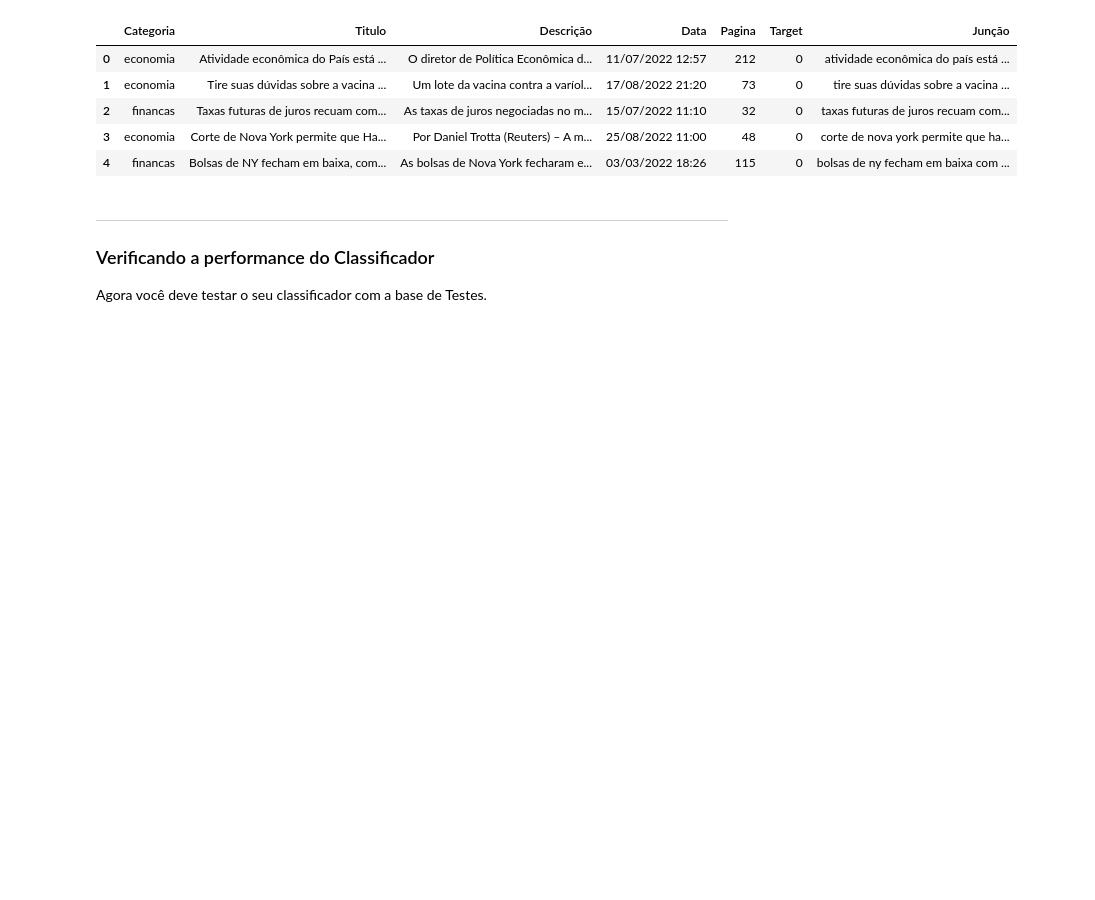
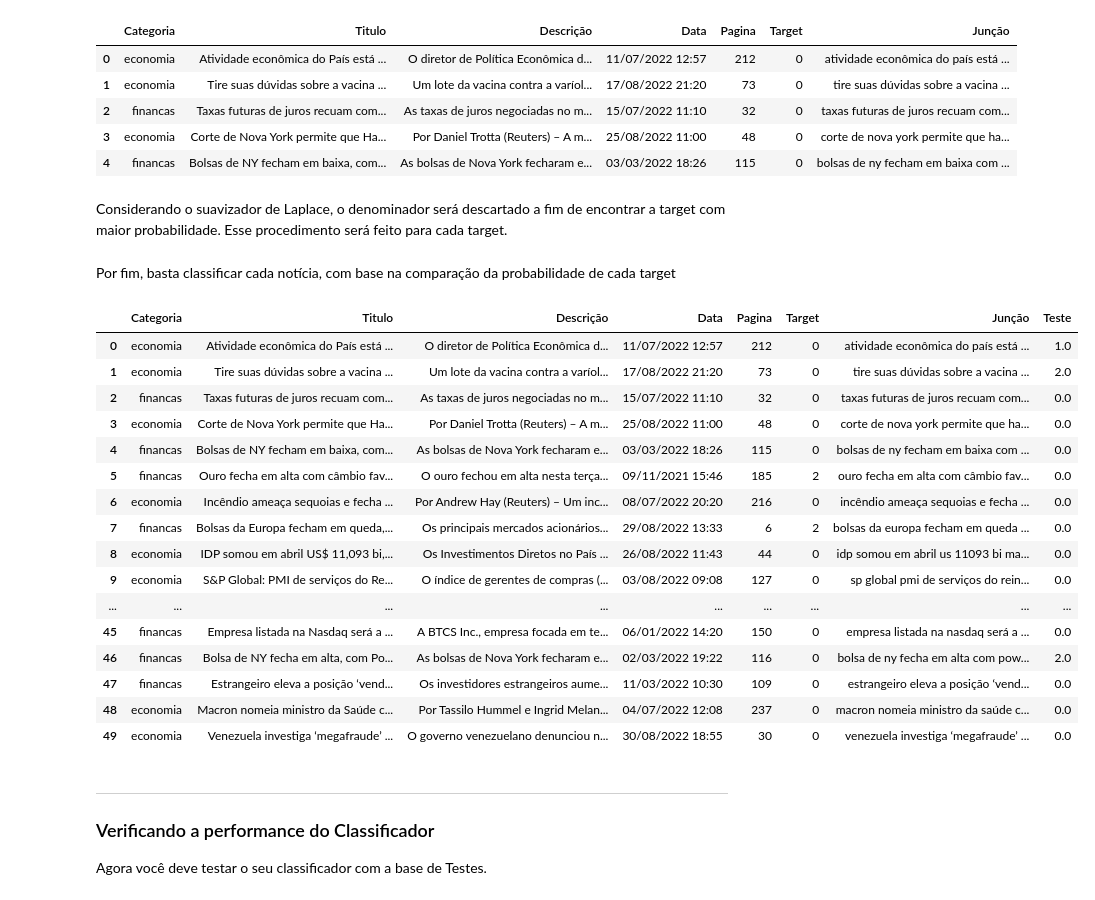
Before and after one commit to insper-classroom/22-2a-cd-p1-grupo_alexiabp, a Jupyter notebook: notebooks/relatorio_modelo.ipynb, the cells around one changed output. Drawn from its saved outputs; the diff is of its cells as text; code cells hidden in the pictures; blank space fills up the shorter version.

```diff
--- a/notebooks/relatorio_modelo.ipynb
+++ b/notebooks/relatorio_modelo.ipynb
@@ -78,3 +82,5 @@ def cleanup(text):
+# %%
+stopwords = ['de','a','o','em','do', 'as', 'dos', 'no']
 # %%
 #Juntando Título e descrição do target 0
 target_0 = test.loc[train['Target']==0,:]
@@ -101,8 +137,12 @@ for titulo in target_1['Titulo']:
     novo_titulo=cleanup(str(titulo).lower())
     string_1+=''.join(novo_titulo)
 
+lista_1 =string_1.split()
 
-lista_1 =string_1.split()
+#Metodologia Stopwords
+for palavra in lista_1:
+    if palavra in stopwords:
+        lista_1 = lista_0.remove(palavra)
 # %%
 #Juntando Título e Descrição do Target 2
 target_2 = test.loc[train['Target']==2,:]
@@ -322,6 +359,60 @@ for noticia in test['Junção']:
     probNeutra.append(probJuncao_dado_Neutra)
     probPos.append(probJuncao_dado_Pos)
     probNeg.append(probJuncao_dado_Neg)
+# %% [markdown]
+Considerando o suavizador de Laplace, o denominador será descartado a fim de encontrar a target com maior probabilidade. Esse procedimento será feito para cada target.
+# %%
+#P(Neutra|Notícia):
+probNeutra_dado_noticia = []
+for noticia_neutra in probNeutra:
+    neutra = noticia_neutra*prob_neutra
+    probNeutra_dado_noticia.append(neutra)
+
+#P(Positiva|Notícia):
+probPositiva_dado_noticia = []
+for noticia_pos in probPos:
+    positiva = noticia_pos*prob_positiva
+    probPositiva_dado_noticia.append(positiva)
+
+#P(Negativa|Notícia):
+probNegativa_dado_noticia = []
+for noticia_neg in probNeg:
+    negativa = noticia_neg*prob_negativa
+    probNegativa_dado_noticia.append(negativa)
+# %% [markdown]
+Por fim, basta classificar cada notícia, com base na comparação da probabilidade de cada target
+# %%
+for i in range(len(probNeutra_dado_noticia)): #Todas as listas de probabilidade da célula anterior possuem o mesmo tamanho,
+                                              #utilizaremos a lista com a probabilidade da notícia ser neutra.
+
+    if probNegativa_dado_noticia[i] > probPositiva_dado_noticia[i] and probNegativa_dado_noticia[i] > probNeutra_dado_noticia[i]:
+        test.loc[i, 'Teste'] = 2
+
+    elif probPositiva_dado_noticia[i] > probNegativa_dado_noticia[i] and probPositiva_dado_noticia[i] > probNeutra_dado_noticia[i]:
+        test.loc[i, 'Teste'] = 1
+
+    else:
+        test.loc[i, 'Teste'] = 0
+
+test.head(50)
+# %% [output]
+|  | Categoria | Titulo | Descrição | Data | Pagina | Target | Junção | Teste |
+| 0 | economia | Atividade econômica do País está ... | O diretor de Política Econômica d... | 11/07/2022 12:57 | 212 | 0 | atividade econômica do país está ... | 1.0 |
+| 1 | economia | Tire suas dúvidas sobre a vacina ... | Um lote da vacina contra a varíol... | 17/08/2022 21:20 | 73 | 0 | tire suas dúvidas sobre a vacina ... | 2.0 |
+| 2 | financas | Taxas futuras de juros recuam com... | As taxas de juros negociadas no m... | 15/07/2022 11:10 | 32 | 0 | taxas futuras de juros recuam com... | 0.0 |
+| 3 | economia | Corte de Nova York permite que Ha... | Por Daniel Trotta (Reuters) – A m... | 25/08/2022 11:00 | 48 | 0 | corte de nova york permite que ha... | 0.0 |
+| 4 | financas | Bolsas de NY fecham em baixa, com... | As bolsas de Nova York fecharam e... | 03/03/2022 18:26 | 115 | 0 | bolsas de ny fecham em baixa com ... | 0.0 |
+| 5 | financas | Ouro fecha em alta com câmbio fav... | O ouro fechou em alta nesta terça... | 09/11/2021 15:46 | 185 | 2 | ouro fecha em alta com câmbio fav... | 0.0 |
+| 6 | economia | Incêndio ameaça sequoias e fecha ... | Por Andrew Hay (Reuters) – Um inc... | 08/07/2022 20:20 | 216 | 0 | incêndio ameaça sequoias e fecha ... | 0.0 |
+| 7 | financas | Bolsas da Europa fecham em queda,... | Os principais mercados acionários... | 29/08/2022 13:33 | 6 | 2 | bolsas da europa fecham em queda ... | 0.0 |
+| 8 | economia | IDP somou em abril US$ 11,093 bi,... | Os Investimentos Diretos no País ... | 26/08/2022 11:43 | 44 | 0 | idp somou em abril us 11093 bi ma... | 0.0 |
+| 9 | economia | S&P Global: PMI de serviços do Re... | O índice de gerentes de compras (... | 03/08/2022 09:08 | 127 | 0 | sp global pmi de serviços do rein... | 0.0 |
+| ... | ... | ... | ... | ... | ... | ... | ... | ... |
+| 45 | financas | Empresa listada na Nasdaq será a ... | A BTCS Inc., empresa focada em te... | 06/01/2022 14:20 | 150 | 0 | empresa listada na nasdaq será a ... | 0.0 |
+| 46 | financas | Bolsa de NY fecha em alta, com Po... | As bolsas de Nova York fecharam e... | 02/03/2022 19:22 | 116 | 0 | bolsa de ny fecha em alta com pow... | 2.0 |
+| 47 | financas | Estrangeiro eleva a posição ‘vend... | Os investidores estrangeiros aume... | 11/03/2022 10:30 | 109 | 0 | estrangeiro eleva a posição ‘vend... | 0.0 |
+| 48 | economia | Macron nomeia ministro da Saúde c... | Por Tassilo Hummel e Ingrid Melan... | 04/07/2022 12:08 | 237 | 0 | macron nomeia ministro da saúde c... | 0.0 |
+| 49 | economia | Venezuela investiga ‘megafraude’ ... | O governo venezuelano denunciou n... | 30/08/2022 18:55 | 30 | 0 | venezuela investiga ‘megafraude’ ... | 0.0 |
 # %% [markdown]
 ___
 ### Verificando a performance do Classificador
```
Also changed, not shown: parts of 14 cells of this notebook.
